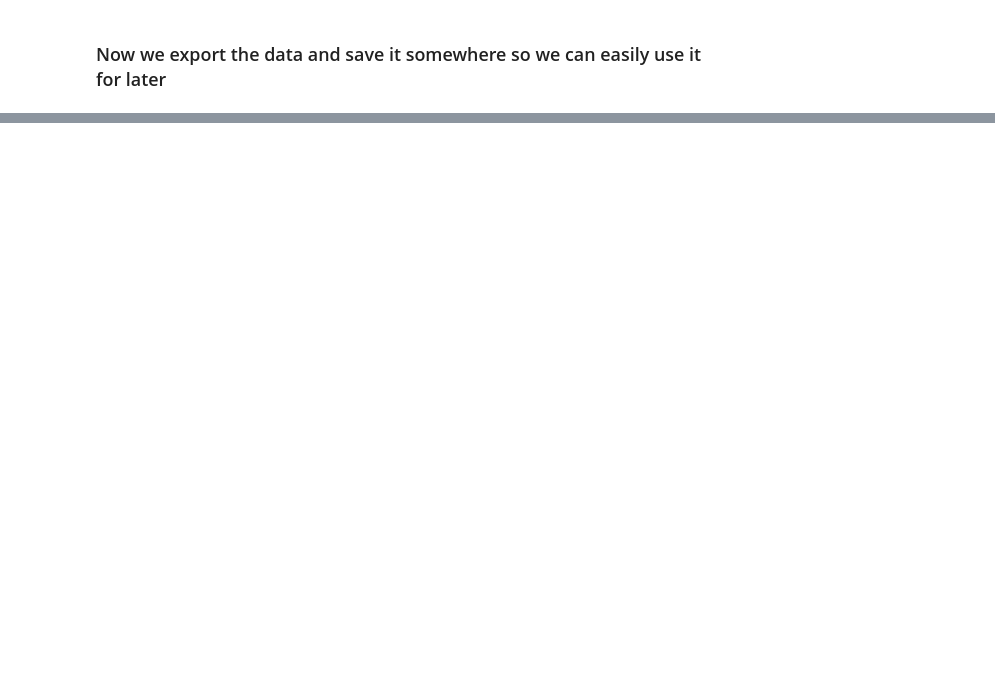
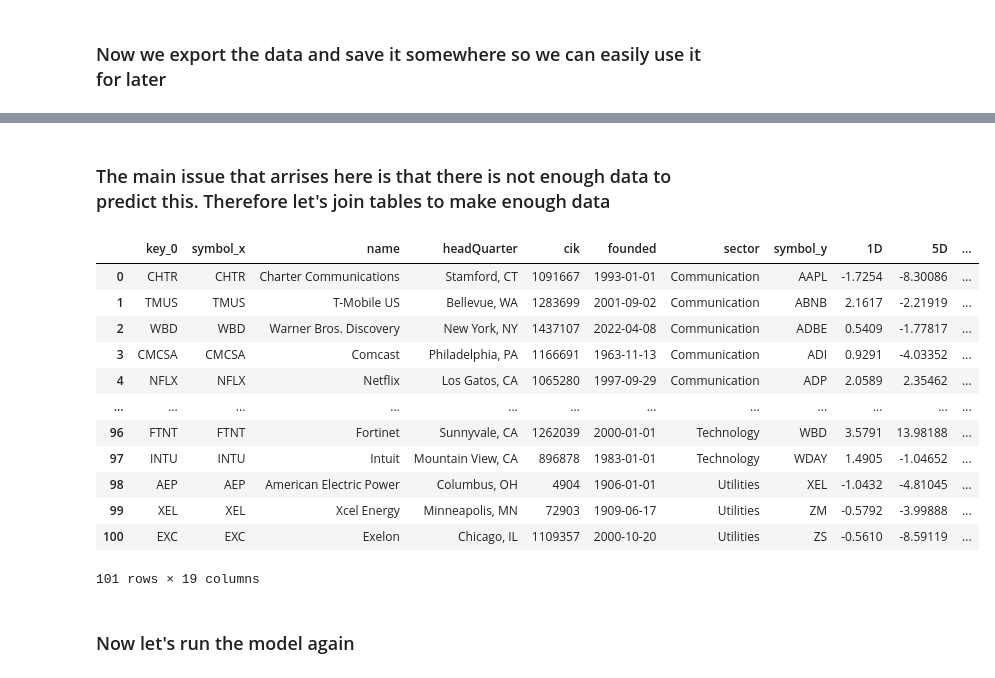
Before and after one commit to aurorachilles/Stock-Market-with-OpenAI, a Jupyter notebook: src/notebook.ipynb, the cells around one changed output, grey strips where cells are left out. Cells and saved outputs as stored; diff of their text form; code cells hidden in the pictures; blank space fills up the shorter version.

```diff
--- a/src/notebook.ipynb
+++ b/src/notebook.ipynb
@@ -219,2 +262,4 @@ array(['Technology', 'Real Estate', 'Utilities', 'Healthcare', 'Energy',
 # %%
-pass_dict = main_data.to_dict(orient='list')
+main_data = main_data.sort_values(by='sector')
+pass_dict = main_data.to_dict(orient='records')
+pass_dict
@@ -259,0 +356,22 @@ formated_data
+# %% [markdown]
+### The main issue that arrises here is that there is not enough data to predict this. Therefore let's join tables to make enough data
+# %%
+pd.merge(left=main_data,right=num_data,how="left",on=main_data.symbol)
+pass_dict = main_data.to_dict(orient='records')
+pass_dict
+# %% [output]
+|  | key_0 | symbol_x | name | headQuarter | cik | founded | sector | symbol_y | 1D | 5D | ... |
+| 0 | CHTR | CHTR | Charter Communications | Stamford, CT | 1091667 | 1993-01-01 | Communication | AAPL | -1.7254 | -8.30086 | ... |
+| 1 | TMUS | TMUS | T-Mobile US | Bellevue, WA | 1283699 | 2001-09-02 | Communication | ABNB | 2.1617 | -2.21919 | ... |
+| 2 | WBD | WBD | Warner Bros. Discovery | New York, NY | 1437107 | 2022-04-08 | Communication | ADBE | 0.5409 | -1.77817 | ... |
+| 3 | CMCSA | CMCSA | Comcast | Philadelphia, PA | 1166691 | 1963-11-13 | Communication | ADI | 0.9291 | -4.03352 | ... |
+| 4 | NFLX | NFLX | Netflix | Los Gatos, CA | 1065280 | 1997-09-29 | Communication | ADP | 2.0589 | 2.35462 | ... |
+| ... | ... | ... | ... | ... | ... | ... | ... | ... | ... | ... | ... |
+| 96 | FTNT | FTNT | Fortinet | Sunnyvale, CA | 1262039 | 2000-01-01 | Technology | WBD | 3.5791 | 13.98188 | ... |
+| 97 | INTU | INTU | Intuit | Mountain View, CA | 896878 | 1983-01-01 | Technology | WDAY | 1.4905 | -1.04652 | ... |
+| 98 | AEP | AEP | American Electric Power | Columbus, OH | 4904 | 1906-01-01 | Utilities | XEL | -1.0432 | -4.81045 | ... |
+| 99 | XEL | XEL | Xcel Energy | Minneapolis, MN | 72903 | 1909-06-17 | Utilities | ZM | -0.5792 | -3.99888 | ... |
+| 100 | EXC | EXC | Exelon | Chicago, IL | 1109357 | 2000-10-20 | Utilities | ZS | -0.5610 | -8.59119 | ... |
+101 rows × 19 columns
+# %% [markdown]
+### Now let's run the model again
```
Also changed, not shown: parts of 24 cells of this notebook, 1 other file.
